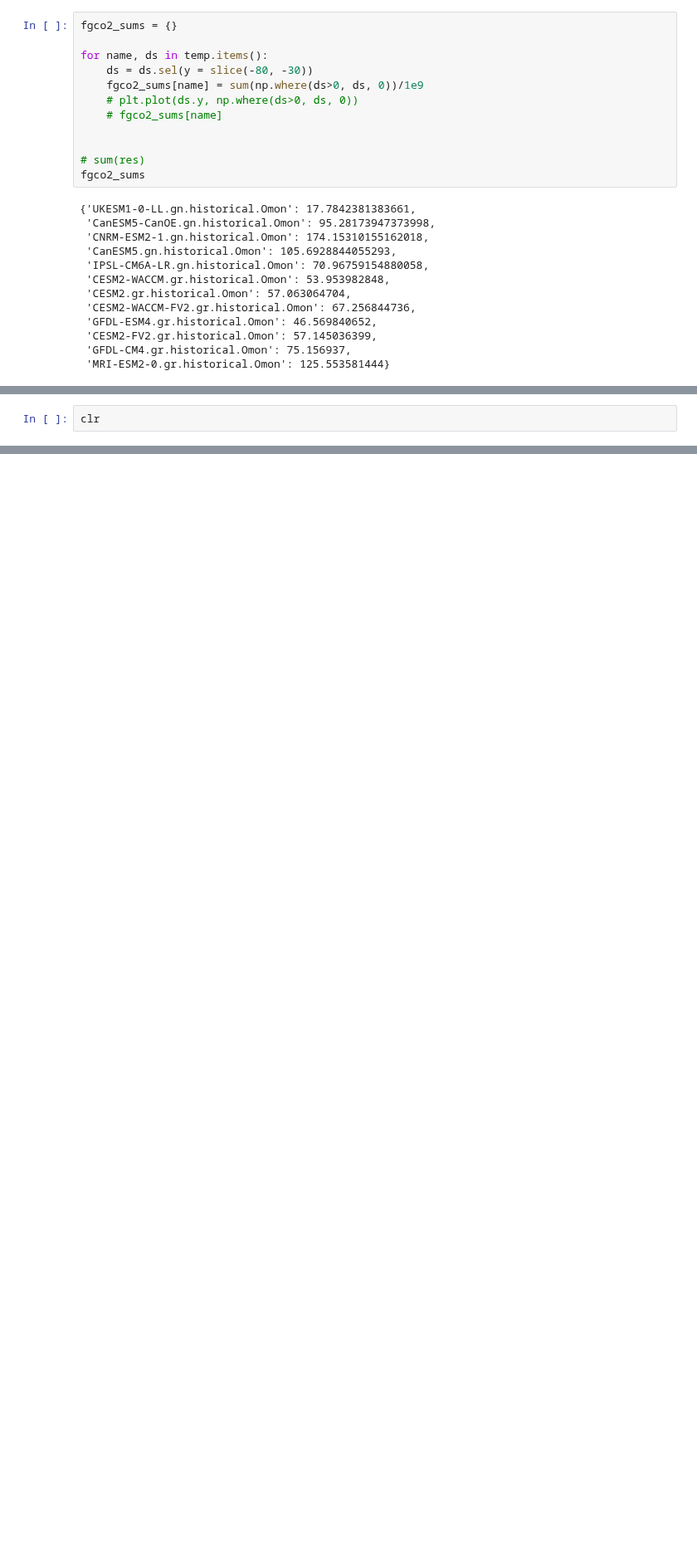
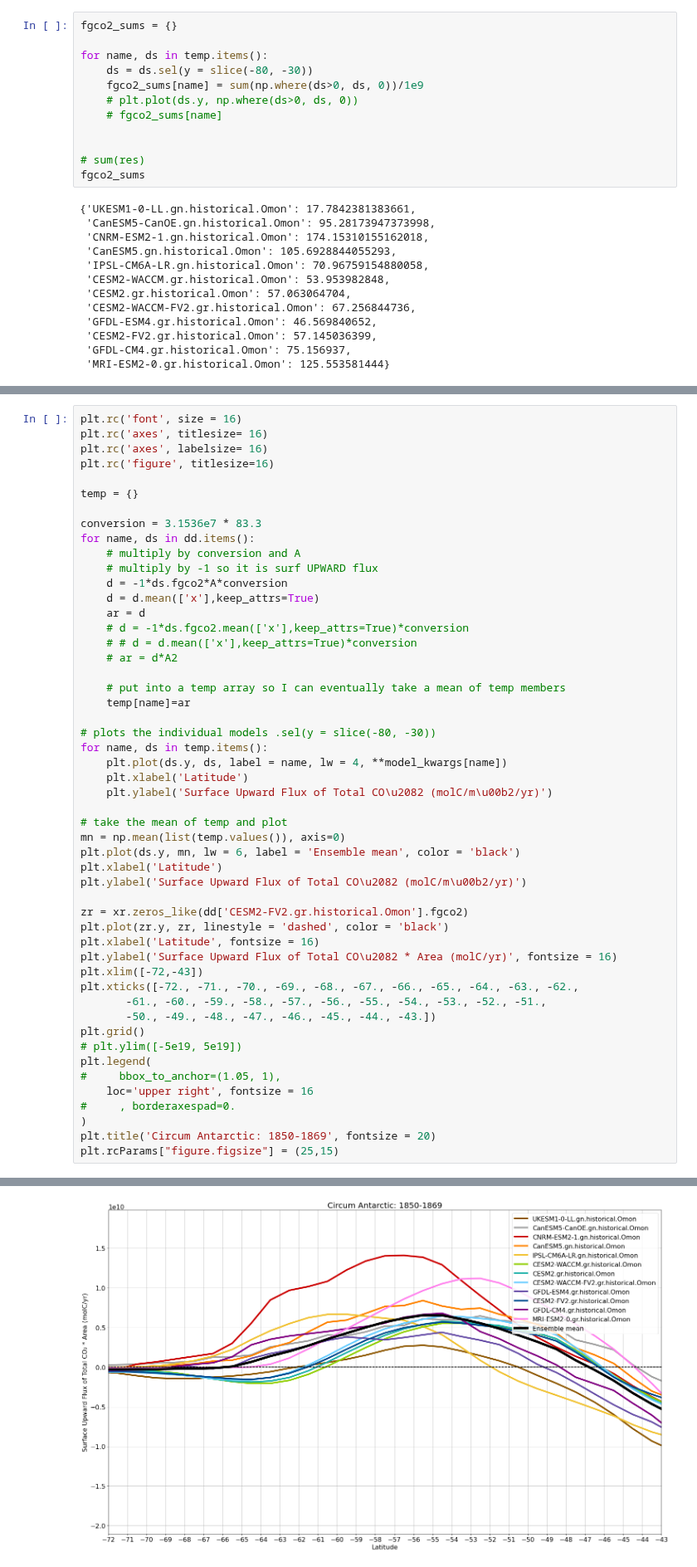
Before and after one commit to gmacgilchrist/seniorthesis, a Jupyter notebook: notebooks/co2_flux_1850_69.ipynb, the cells around one changed output, grey strips where cells are left out. Shown at 83% size. Saved outputs shown, nothing was run; the diff lists cells and outputs as text; blank space fills up the shorter version.

```diff
--- a/notebooks/co2_flux_1850_69.ipynb
+++ b/notebooks/co2_flux_1850_69.ipynb
@@ -311,3 +312,52 @@ Text(0, 0.5, 'Total CO₂ Outgas (GmolC/yr)')
 # %%
-clr
+plt.rc('font', size = 16)
+plt.rc('axes', titlesize= 16)
+plt.rc('axes', labelsize= 16)
+plt.rc('figure', titlesize=16)
+
+temp = {}
+
+conversion = 3.1536e7 * 83.3
+for name, ds in dd.items():
+    # multiply by conversion and A
+    # multiply by -1 so it is surf UPWARD flux
+    d = -1*ds.fgco2*A*conversion
+    d = d.mean(['x'],keep_attrs=True)
+    ar = d
+    # d = -1*ds.fgco2.mean(['x'],keep_attrs=True)*conversion
+    # # d = d.mean(['x'],keep_attrs=True)*conversion
+    # ar = d*A2
+
+    # put into a temp array so I can eventually take a mean of temp members
+    temp[name]=ar
+
+# plots the individual models .sel(y = slice(-80, -30))
+for name, ds in temp.items():
+    plt.plot(ds.y, ds, label = name, lw = 4, **model_kwargs[name])
+    plt.xlabel('Latitude')
+    plt.ylabel('Surface Upward Flux of Total CO\u2082 (molC/m\u00b2/yr)')
+
+# take the mean of temp and plot
+mn = np.mean(list(temp.values()), axis=0)
+plt.plot(ds.y, mn, lw = 6, label = 'Ensemble mean', color = 'black')
+plt.xlabel('Latitude')
+plt.ylabel('Surface Upward Flux of Total CO\u2082 (molC/m\u00b2/yr)')
+
+zr = xr.zeros_like(dd['CESM2-FV2.gr.historical.Omon'].fgco2)
+plt.plot(zr.y, zr, linestyle = 'dashed', color = 'black')
+plt.xlabel('Latitude', fontsize = 16)
+plt.ylabel('Surface Upward Flux of Total CO\u2082 * Area (molC/yr)', fontsize = 16)
+plt.xlim([-72,-43])
+plt.xticks([-72., -71., -70., -69., -68., -67., -66., -65., -64., -63., -62.,
+       -61., -60., -59., -58., -57., -56., -55., -54., -53., -52., -51.,
+       -50., -49., -48., -47., -46., -45., -44., -43.])
+plt.grid()
+# plt.ylim([-5e19, 5e19])
+plt.legend(
+#     bbox_to_anchor=(1.05, 1),
+    loc='upper right', fontsize = 16
+#     , borderaxespad=0.
+)
+plt.title('Circum Antarctic: 1850-1869', fontsize = 20)
+plt.rcParams["figure.figsize"] = (25,15)
 # %% [output]
@@ -326 +364,2 @@ clr
+[figure, added]
 # %%
```
Also changed, not shown: parts of 5 cells of this notebook, 2 other files.
